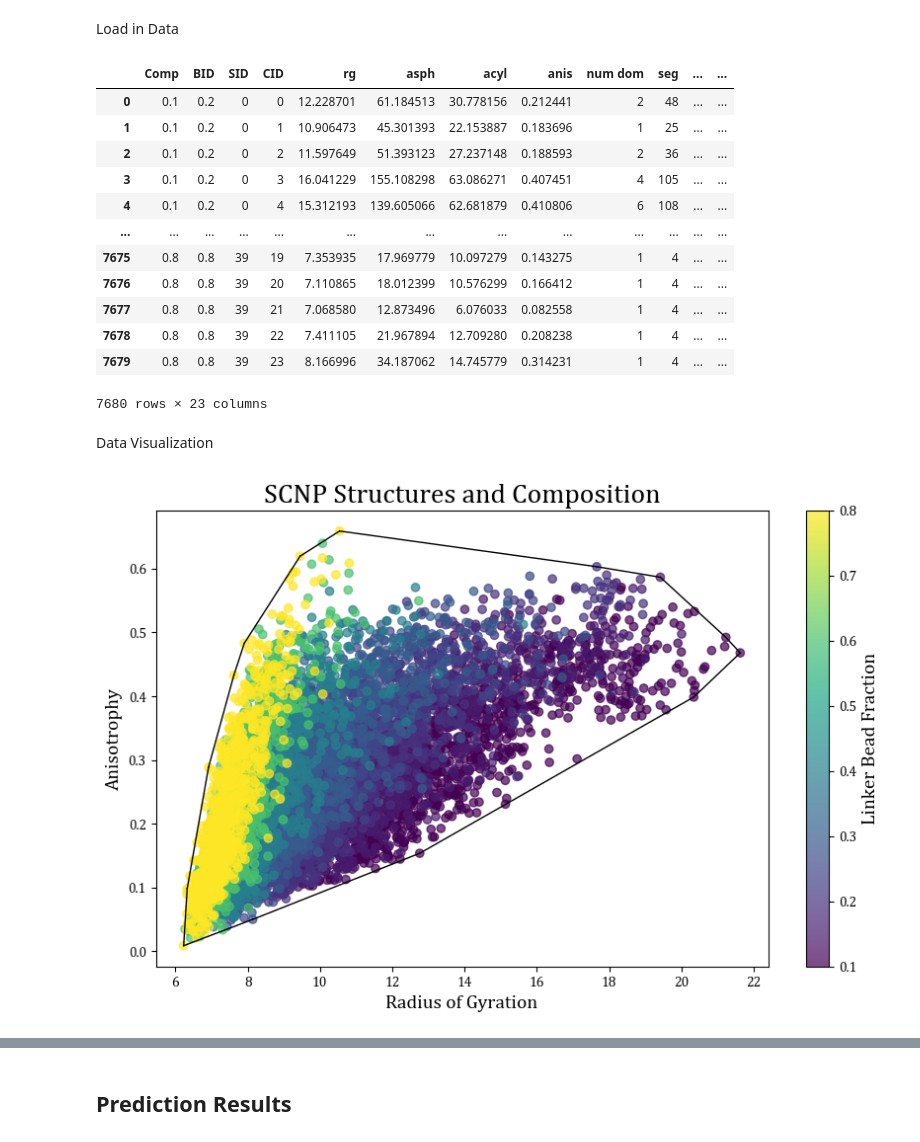
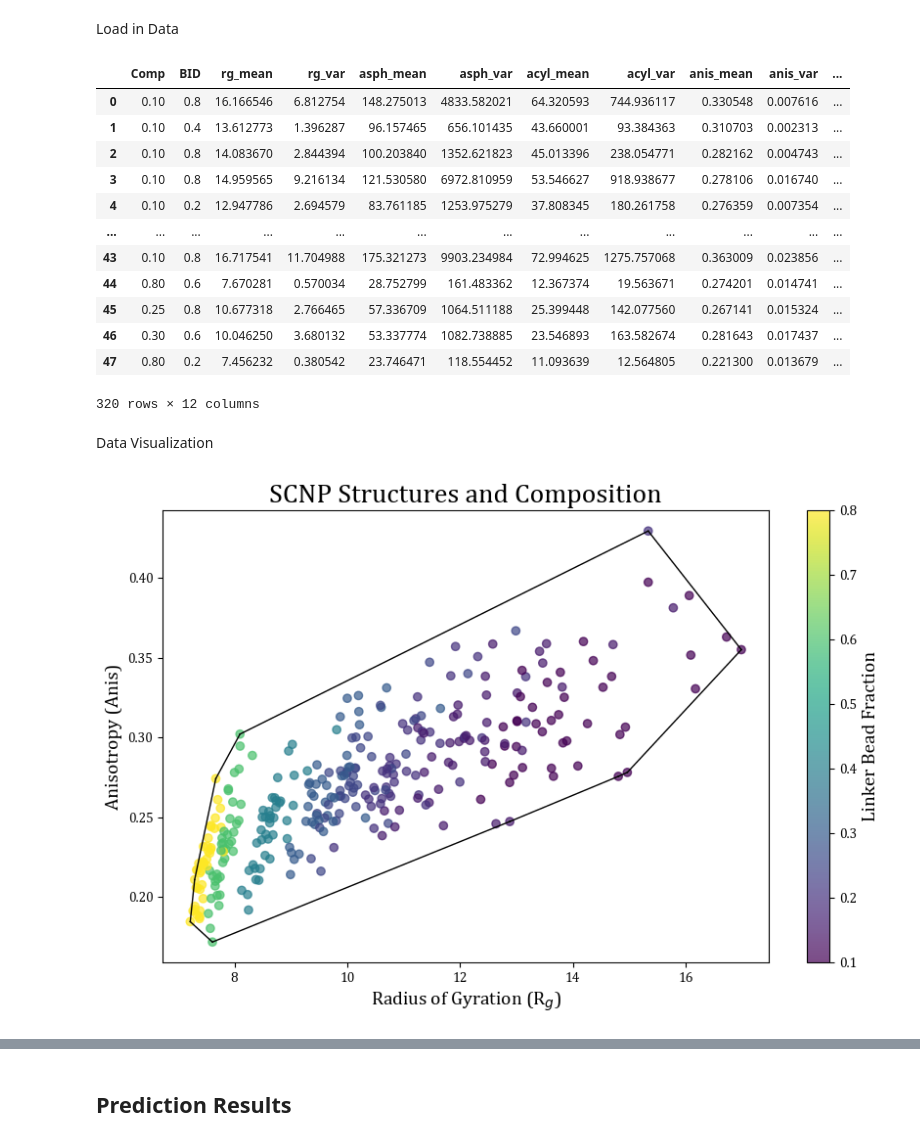
Before and after one commit to PhucMTran/COS-513-Project, a Jupyter notebook: Results.ipynb, the cells around one changed output, grey strips where cells are left out. Cells and saved outputs as stored; diff of their text form; code cells hidden in the pictures.

```diff
--- a/Results.ipynb
+++ b/Results.ipynb
@@ -32,48 +32,48 @@ Load in Data
 df_train = pd.read_csv('train_data_umap.csv')
 df_val = pd.read_csv('val_data_umap.csv')
 df_test = pd.read_csv('test_data_umap.csv')
-Data = pd.read_csv('SCNP_dataset.csv')
+Data = pd.concat([df_train, df_val, df_test])
 Data
 # %% [output]
-|  | Comp | BID | SID | CID | rg | asph | acyl | anis | num dom | seg | ... | ... |
-| 0 | 0.1 | 0.2 | 0 | 0 | 12.228701 | 61.184513 | 30.778156 | 0.212441 | 2 | 48 | ... | ... |
-| 1 | 0.1 | 0.2 | 0 | 1 | 10.906473 | 45.301393 | 22.153887 | 0.183696 | 1 | 25 | ... | ... |
-| 2 | 0.1 | 0.2 | 0 | 2 | 11.597649 | 51.393123 | 27.237148 | 0.188593 | 2 | 36 | ... | ... |
-| 3 | 0.1 | 0.2 | 0 | 3 | 16.041229 | 155.108298 | 63.086271 | 0.407451 | 4 | 105 | ... | ... |
-| 4 | 0.1 | 0.2 | 0 | 4 | 15.312193 | 139.605066 | 62.681879 | 0.410806 | 6 | 108 | ... | ... |
-| ... | ... | ... | ... | ... | ... | ... | ... | ... | ... | ... | ... | ... |
-| 7675 | 0.8 | 0.8 | 39 | 19 | 7.353935 | 17.969779 | 10.097279 | 0.143275 | 1 | 4 | ... | ... |
-| 7676 | 0.8 | 0.8 | 39 | 20 | 7.110865 | 18.012399 | 10.576299 | 0.166412 | 1 | 4 | ... | ... |
-| 7677 | 0.8 | 0.8 | 39 | 21 | 7.068580 | 12.873496 | 6.076033 | 0.082558 | 1 | 4 | ... | ... |
-| 7678 | 0.8 | 0.8 | 39 | 22 | 7.411105 | 21.967894 | 12.709280 | 0.208238 | 1 | 4 | ... | ... |
-| 7679 | 0.8 | 0.8 | 39 | 23 | 8.166996 | 34.187062 | 14.745779 | 0.314231 | 1 | 4 | ... | ... |
+|  | Comp | BID | rg_mean | rg_var | asph_mean | asph_var | acyl_mean | acyl_var | anis_mean | anis_var | ... |
+| 0 | 0.10 | 0.8 | 16.166546 | 6.812754 | 148.275013 | 4833.582021 | 64.320593 | 744.936117 | 0.330548 | 0.007616 | ... |
+| 1 | 0.10 | 0.4 | 13.612773 | 1.396287 | 96.157465 | 656.101435 | 43.660001 | 93.384363 | 0.310703 | 0.002313 | ... |
+| 2 | 0.10 | 0.8 | 14.083670 | 2.844394 | 100.203840 | 1352.621823 | 45.013396 | 238.054771 | 0.282162 | 0.004743 | ... |
+| 3 | 0.10 | 0.8 | 14.959565 | 9.216134 | 121.530580 | 6972.810959 | 53.546627 | 918.938677 | 0.278106 | 0.016740 | ... |
+| 4 | 0.10 | 0.2 | 12.947786 | 2.694579 | 83.761185 | 1253.975279 | 37.808345 | 180.261758 | 0.276359 | 0.007354 | ... |
+| ... | ... | ... | ... | ... | ... | ... | ... | ... | ... | ... | ... |
+| 43 | 0.10 | 0.8 | 16.717541 | 11.704988 | 175.321273 | 9903.234984 | 72.994625 | 1275.757068 | 0.363009 | 0.023856 | ... |
+| 44 | 0.80 | 0.6 | 7.670281 | 0.570034 | 28.752799 | 161.483362 | 12.367374 | 19.563671 | 0.274201 | 0.014741 | ... |
+| 45 | 0.25 | 0.8 | 10.677318 | 2.766465 | 57.336709 | 1064.511188 | 25.399448 | 142.077560 | 0.267141 | 0.015324 | ... |
+| 46 | 0.30 | 0.6 | 10.046250 | 3.680132 | 53.337774 | 1082.738885 | 23.546893 | 163.582674 | 0.281643 | 0.017437 | ... |
+| 47 | 0.80 | 0.2 | 7.456232 | 0.380542 | 23.746471 | 118.554452 | 11.093639 | 12.564805 | 0.221300 | 0.013679 | ... |
-7680 rows × 23 columns
+320 rows × 12 columns
 # %% [markdown]
 Data Visualization
 # %%
 # Scatter plot
 plt.figure(figsize=(10, 6))
-scatter = plt.scatter(Data['rg'], Data['anis'], c=Data['Comp'], cmap='viridis', alpha=0.7)
+scatter = plt.scatter(Data['rg_mean'], Data['anis_mean'], c=Data['Comp'], cmap='viridis', alpha=0.7)
 
 # Compute and draw Convex Hull
-points = np.column_stack((Data['rg'], Data['anis']))  # Create (x, y) pairs
+points = np.column_stack((Data['rg_mean'], Data['anis_mean']))  # Create (x, y) pairs
 hull = ConvexHull(points)
 
 for simplex in hull.simplices:
     plt.plot(points[simplex, 0], points[simplex, 1], 'k-', linewidth=1)  # Draw solid black line
 
 # Add colorbar
 cbar = plt.colorbar(scatter)
 cbar.set_label('Linker Bead Fraction', fontsize = 14)
 
 # Labels and title
-plt.xlabel('Radius of Gyration', fontsize = 14)
-plt.ylabel('Anisotrophy', fontsize = 14)
+plt.xlabel(r'Radius of Gyration (R$_g$)', fontsize = 14)
+plt.ylabel('Anisotropy (Anis)', fontsize = 14)
 plt.title('SCNP Structures and Composition', fontsize = 20)
 
 plt.show()
 # %% [output]
-[figure, old version]
+[figure, new version]
 # %%
 # Scatter plot
 plt.figure(figsize=(10, 6))
```
Also changed, not shown: parts of 7 cells of this notebook.
